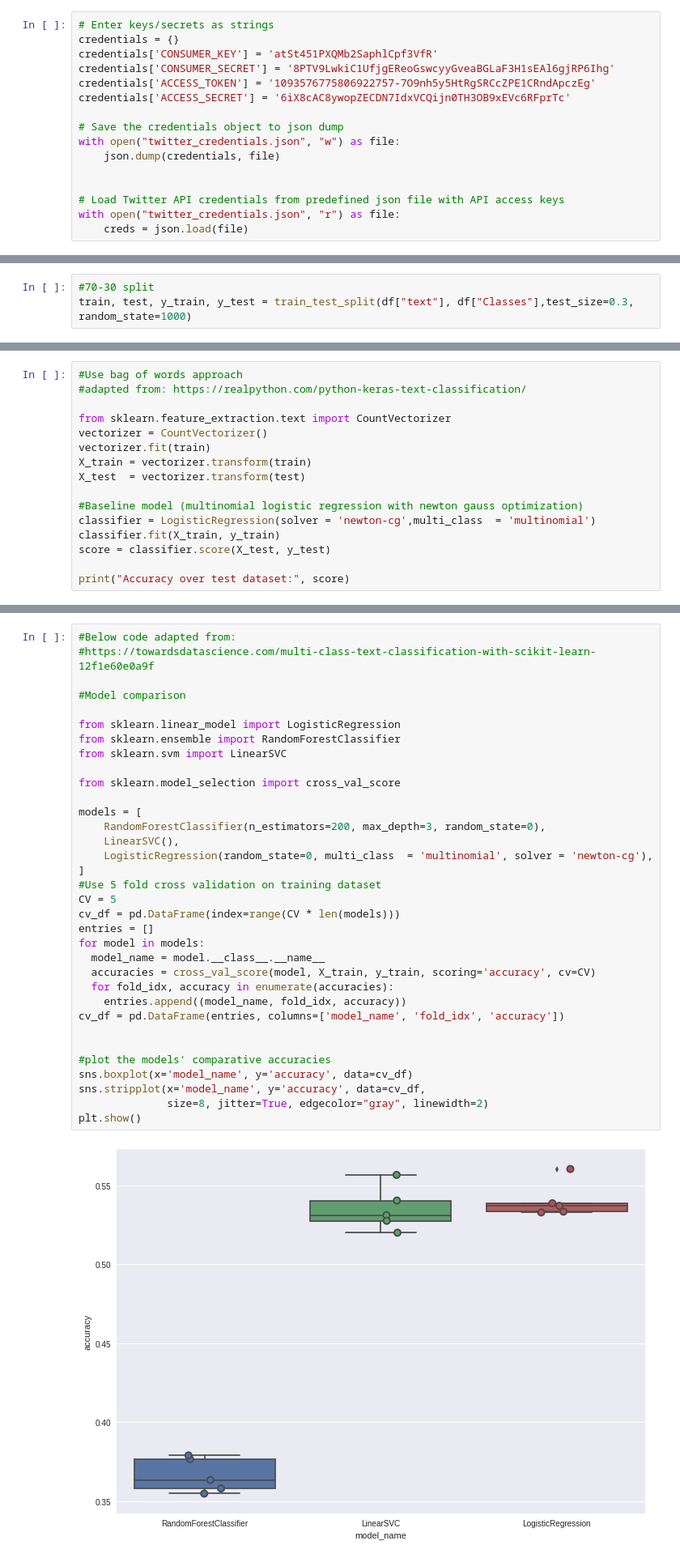
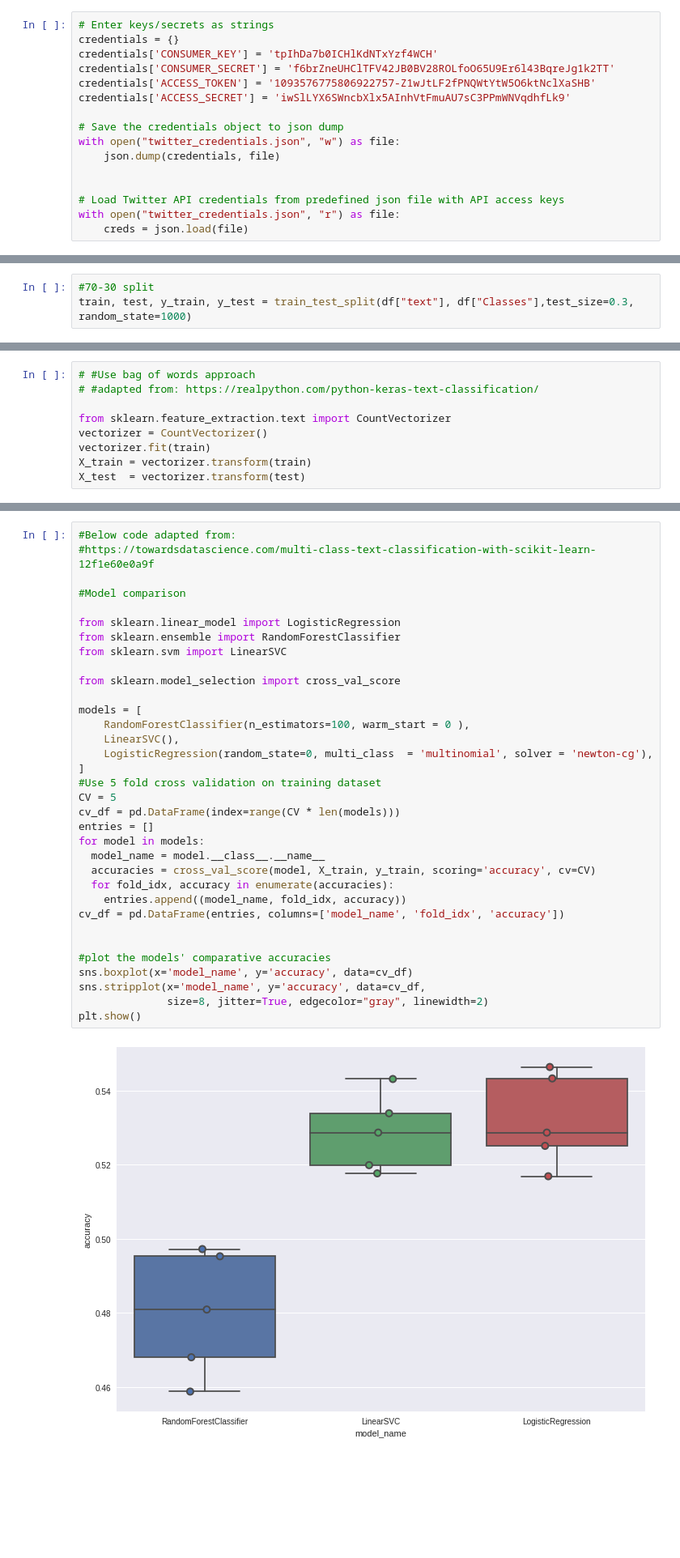
Before and after one commit to Spurryag/Twitter_mining_NLP, a Jupyter notebook: Twitter_Project.ipynb, the cells around one changed output, grey strips where cells are left out. Shown at 81% size. Saved outputs shown, nothing was run; the diff lists cells and outputs as text; blank space fills up the shorter version.

```diff
--- a/Twitter_Project.ipynb
+++ b/Twitter_Project.ipynb
@@ -75,10 +77,10 @@ from sklearn.linear_model import LogisticRegression
 # %%
 # Enter keys/secrets as strings
 credentials = {}
-credentials['CONSUMER_KEY'] = 'atSt451PXQMb2SaphlCpf3VfR'
-credentials['CONSUMER_SECRET'] = '8PTV9LwkiC1UfjgEReoGswcyyGveaBGLaF3H1sEAl6gjRP6Ihg'
-credentials['ACCESS_TOKEN'] = '1093576775806922757-7O9nh5y5HtRgSRCcZPE1CRndApczEg'
-credentials['ACCESS_SECRET'] = '6iX8cAC8ywopZECDN7IdxVCQijn0TH3OB9xEVc6RFprTc'
+credentials['CONSUMER_KEY'] = 'tpIhDa7b0ICHlKdNTxYzf4WCH'
+credentials['CONSUMER_SECRET'] = 'f6brZneUHClTFV42JB0BV28ROLfoO65U9Er6l43BqreJg1k2TT'
+credentials['ACCESS_TOKEN'] = '1093576775806922757-Z1wJtLF2fPNQWtYtW5O6ktNclXaSHB'
+credentials['ACCESS_SECRET'] = 'iwSlLYX6SWncbXlx5AInhVtFmuAU7sC3PPmWNVqdhfLk9'
 
 # Save the credentials object to json dump
 with open("twitter_credentials.json", "w") as file:
@@ -721,16 +640,9 @@ train, test, y_train, y_test = train_test_split(df["text"], df["Classes"],test_s
 # %%
-#Use bag of words approach
-#adapted from: https://realpython.com/python-keras-text-classification/
+# #Use bag of words approach
+# #adapted from: https://realpython.com/python-keras-text-classification/
 
 from sklearn.feature_extraction.text import CountVectorizer
 vectorizer = CountVectorizer()
 vectorizer.fit(train)
 X_train = vectorizer.transform(train)
 X_test  = vectorizer.transform(test)
-
-#Baseline model (multinomial logistic regression with newton gauss optimization)
-classifier = LogisticRegression(solver = 'newton-cg',multi_class  = 'multinomial')
-classifier.fit(X_train, y_train)
-score = classifier.score(X_test, y_test)
-
-print("Accuracy over test dataset:", score)
@@ -743,32 +653,32 @@ Accuracy over test dataset: 0.553116769095698
 #Model comparison
 
 from sklearn.linear_model import LogisticRegression
 from sklearn.ensemble import RandomForestClassifier
 from sklearn.svm import LinearSVC
 
 from sklearn.model_selection import cross_val_score
 
 models = [
-    RandomForestClassifier(n_estimators=200, max_depth=3, random_state=0),
+    RandomForestClassifier(n_estimators=100, warm_start = 0 ),
     LinearSVC(),
     LogisticRegression(random_state=0, multi_class  = 'multinomial', solver = 'newton-cg'),
 ]
 #Use 5 fold cross validation on training dataset
 CV = 5
 cv_df = pd.DataFrame(index=range(CV * len(models)))
 entries = []
 for model in models:
   model_name = model.__class__.__name__
   accuracies = cross_val_score(model, X_train, y_train, scoring='accuracy', cv=CV)
   for fold_idx, accuracy in enumerate(accuracies):
     entries.append((model_name, fold_idx, accuracy))
 cv_df = pd.DataFrame(entries, columns=['model_name', 'fold_idx', 'accuracy'])
 
 
 #plot the models' comparative accuracies
 sns.boxplot(x='model_name', y='accuracy', data=cv_df)
 sns.stripplot(x='model_name', y='accuracy', data=cv_df,
               size=8, jitter=True, edgecolor="gray", linewidth=2)
 plt.show()
 # %% [output]
-[figure, old version]
+[figure, new version]
```
Also changed, not shown: parts of 41 cells of this notebook.
